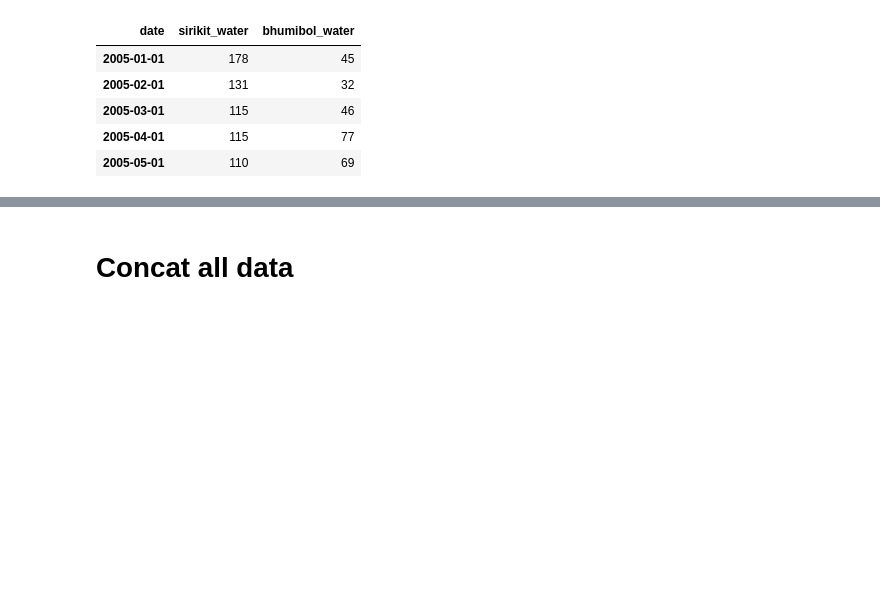
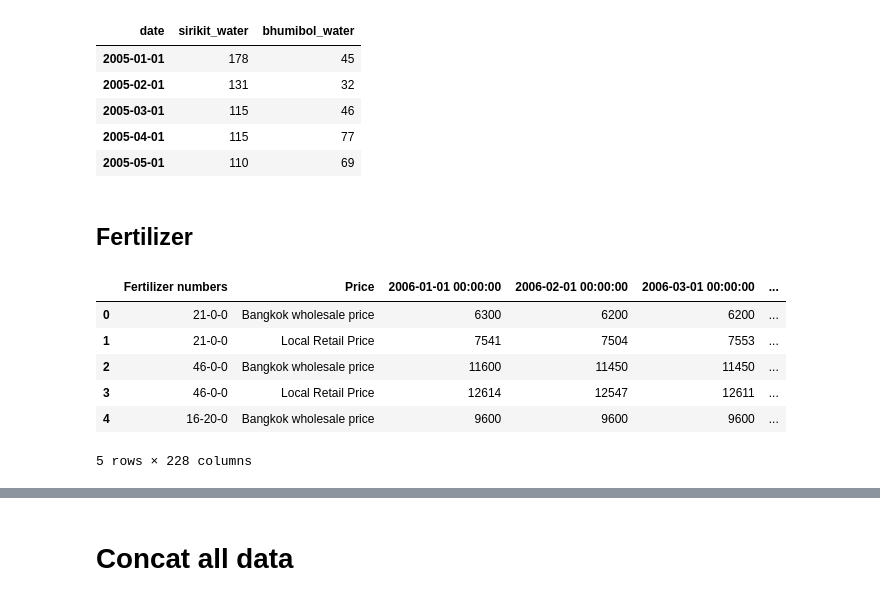
Before and after one commit to ArkiraW/capstone_project, a Jupyter notebook: code/00_cleaning.ipynb, the cells around one changed output, grey strips where cells are left out. Cells and saved outputs as stored; diff of their text form; code cells hidden in the pictures; blank space fills up the shorter version.

```diff
--- a/code/00_cleaning.ipynb
+++ b/code/00_cleaning.ipynb
@@ -337,3 +332,17 @@ water.head()
 | 2005-03-01 | 115 | 46 |
 | 2005-04-01 | 115 | 77 |
 | 2005-05-01 | 110 | 69 |
+# %% [markdown]
+## Fertilizer
+# %%
+fertilizer = pd.read_excel('../data/raw_data/chemical_fertilizer_price.xlsx')
+# %%
+fertilizer.head()
+# %% [output]
+|  | Fertilizer numbers | Price | 2006-01-01 00:00:00 | 2006-02-01 00:00:00 | 2006-03-01 00:00:00 | ... |
+| 0 | 21-0-0 | Bangkok wholesale price | 6300 | 6200 | 6200 | ... |
+| 1 | 21-0-0 | Local Retail Price | 7541 | 7504 | 7553 | ... |
+| 2 | 46-0-0 | Bangkok wholesale price | 11600 | 11450 | 11450 | ... |
+| 3 | 46-0-0 | Local Retail Price | 12614 | 12547 | 12611 | ... |
+| 4 | 16-20-0 | Bangkok wholesale price | 9600 | 9600 | 9600 | ... |
+5 rows × 228 columns
```
Also changed, not shown: parts of 18 cells of this notebook, 32 other files.
